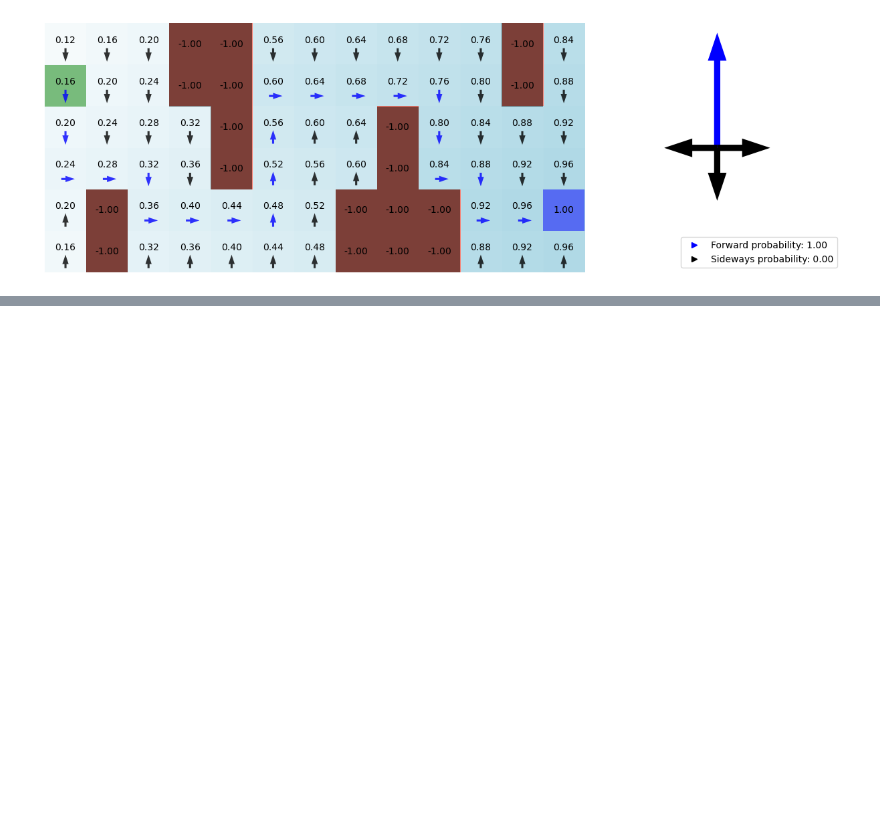
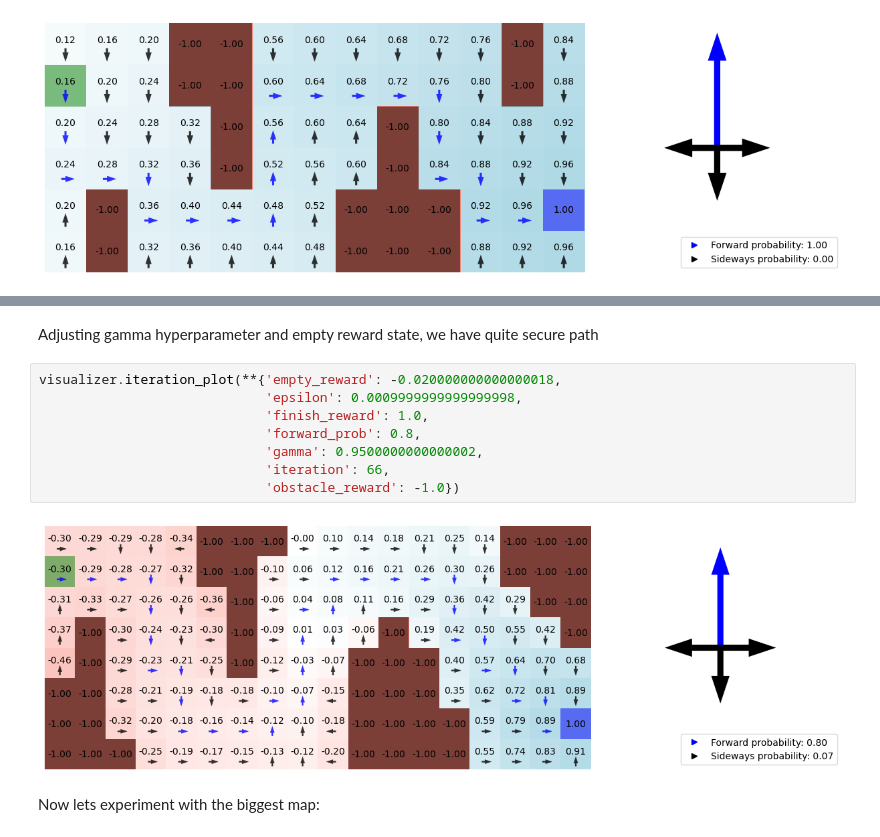
Before and after one commit to nickobard/ZUM-Artificial-Intelligence-Foundations-Practicals, a Jupyter notebook: semestral_work/semestral_work.ipynb, the cells around one changed output, grey strips where cells are left out. Drawn from its saved outputs; the diff is of its cells as text; blank space fills up the shorter version.

```diff
--- a/semestral_work/semestral_work.ipynb
+++ b/semestral_work/semestral_work.ipynb
@@ -246,0 +306,14 @@ We see it takes the shortest possible path to get to the rewarding terminal stat
+# %% [markdown]
+Adjusting gamma hyperparameter and empty reward state, we have quite secure path
+# %%
+visualizer.iteration_plot(**{'empty_reward': -0.020000000000000018,
+                             'epsilon': 0.0009999999999999998,
+                             'finish_reward': 1.0,
+                             'forward_prob': 0.8,
+                             'gamma': 0.9500000000000002,
+                             'iteration': 66,
+                             'obstacle_reward': -1.0})
+# %% [output]
+[figure, added]
+# %% [markdown]
+Now lets experiment with the biggest map:
```
Also changed, not shown: parts of 16 cells of this notebook.
